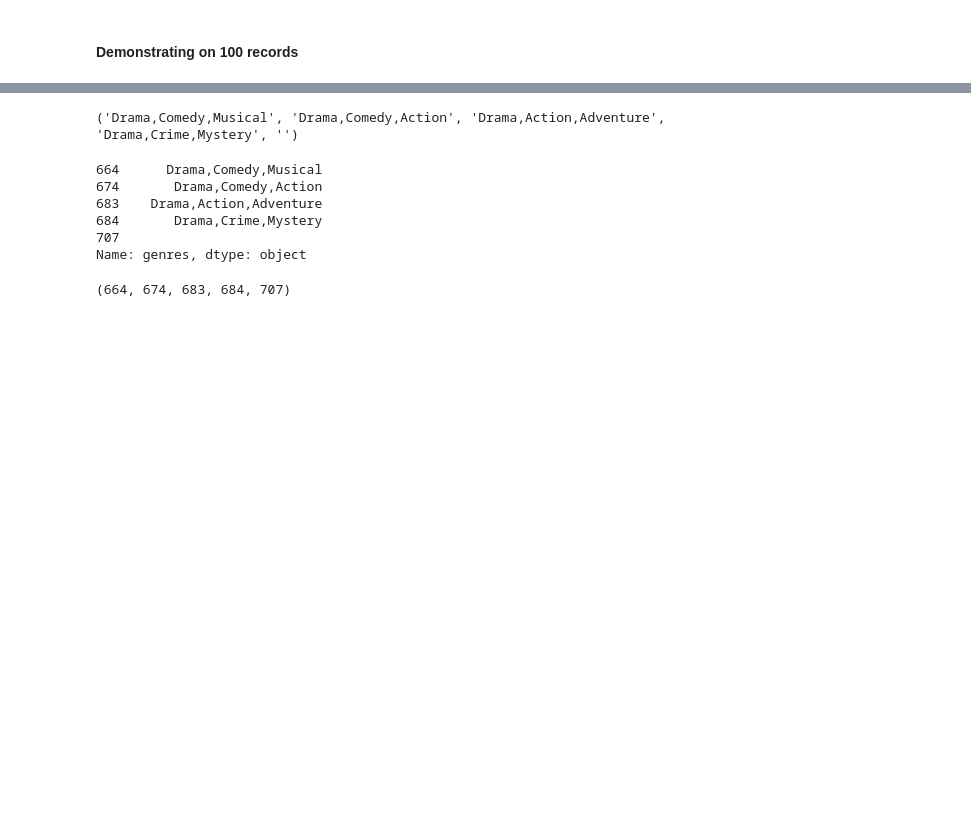
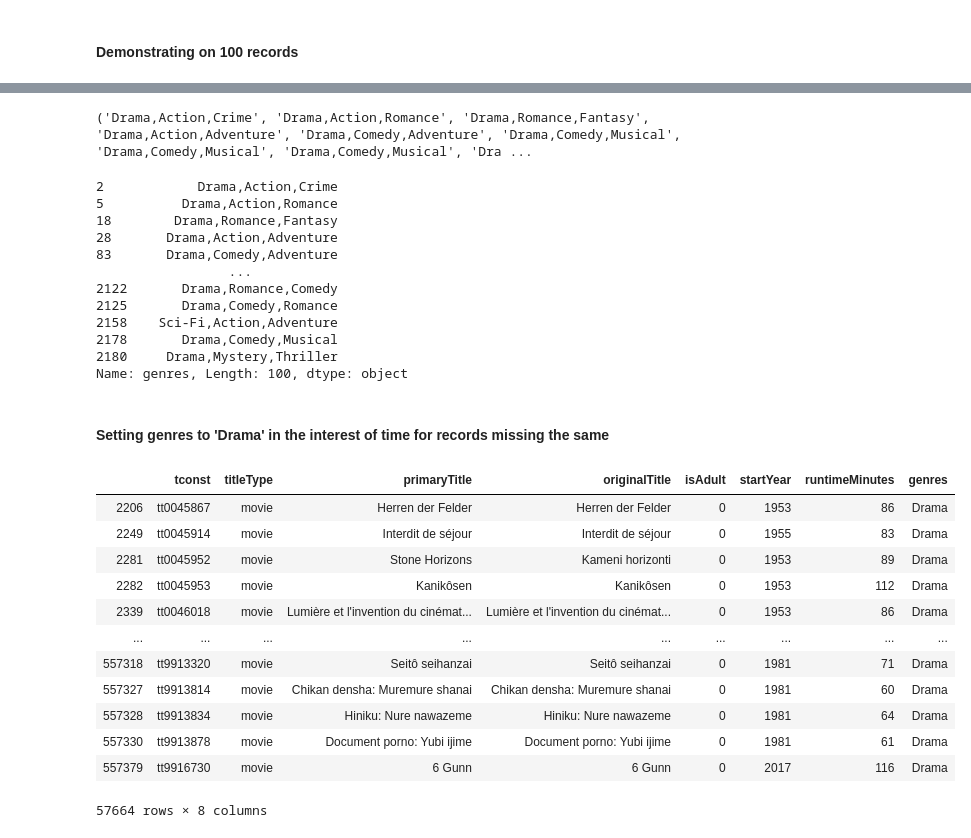
Before and after one commit to kedarbartake98/IMDB_movie_rating_prediction, a Jupyter notebook: notebooks/Initial data processing.ipynb, the cells around one changed output, grey strips where cells are left out. Cells and saved outputs as stored; diff of their text form; code cells hidden in the pictures; blank space fills up the shorter version.

```diff
--- a/notebooks/Initial data processing.ipynb
+++ b/notebooks/Initial data processing.ipynb
@@ -461,5 +461,5 @@ no_gen_ind = movies.index[movies['genres'].isna()].tolist()
 tconst_list = list(zip(no_gen_ind, movies['tconst'][no_gen_ind]))
 # print(tconst_list)
 
-genres_mapping = get_genres_parallel(tconst_list[:5], debug=True)
+genres_mapping = get_genres_parallel(tconst_list[:100], debug=True)
 # %% [output]
@@ -484,19 +482,42 @@ index, genres = zip(*genres_mapping)
 
 print(genres)
 # %% [output]
-('Drama,Comedy,Musical', 'Drama,Comedy,Action', 'Drama,Action,Adventure', 'Drama,Crime,Mystery', '')
+('Drama,Action,Crime', 'Drama,Action,Romance', 'Drama,Romance,Fantasy', 'Drama,Action,Adventure', 'Drama,Comedy,Adventure', 'Drama,Comedy,Musical', 'Drama,Comedy,Musical', 'Drama,Comedy,Musical', 'Dra ...
 # %%
 movies.loc[index, "genres"] = genres
 # %%
 movies['genres'].iloc[list(index)]
 # %% [output]
-664      Drama,Comedy,Musical
-674       Drama,Comedy,Action
-683    Drama,Action,Adventure
-684       Drama,Crime,Mystery
-707
-Name: genres, dtype: object
+2            Drama,Action,Crime
+5          Drama,Action,Romance
+18        Drama,Romance,Fantasy
+28       Drama,Action,Adventure
+83       Drama,Comedy,Adventure
+                 ...
+2122       Drama,Romance,Comedy
+2125       Drama,Comedy,Romance
+2158    Sci-Fi,Action,Adventure
+2178       Drama,Comedy,Musical
+2180     Drama,Mystery,Thriller
+Name: genres, Length: 100, dtype: object
-# %%
-index
-# %% [output]
-(664, 674, 683, 684, 707)
+# %% [markdown]
+#### Setting genres to 'Drama' in the interest of time for records missing the same
+# %%
+no_gen_ind = movies.index[movies['genres'].isna()].tolist()
+
+movies.loc[no_gen_ind, "genres"] = 'Drama'
+movies.iloc[no_gen_ind]
+# %% [output]
+|  | tconst | titleType | primaryTitle | originalTitle | isAdult | startYear | runtimeMinutes | genres |
+| 2206 | tt0045867 | movie | Herren der Felder | Herren der Felder | 0 | 1953 | 86 | Drama |
+| 2249 | tt0045914 | movie | Interdit de séjour | Interdit de séjour | 0 | 1955 | 83 | Drama |
+| 2281 | tt0045952 | movie | Stone Horizons | Kameni horizonti | 0 | 1953 | 89 | Drama |
+| 2282 | tt0045953 | movie | Kanikôsen | Kanikôsen | 0 | 1953 | 112 | Drama |
+| 2339 | tt0046018 | movie | Lumière et l'invention du cinémat... | Lumière et l'invention du cinémat... | 0 | 1953 | 86 | Drama |
+| ... | ... | ... | ... | ... | ... | ... | ... | ... |
+| 557318 | tt9913320 | movie | Seitô seihanzai | Seitô seihanzai | 0 | 1981 | 71 | Drama |
+| 557327 | tt9913814 | movie | Chikan densha: Muremure shanai | Chikan densha: Muremure shanai | 0 | 1981 | 60 | Drama |
+| 557328 | tt9913834 | movie | Hiniku: Nure nawazeme | Hiniku: Nure nawazeme | 0 | 1981 | 64 | Drama |
+| 557330 | tt9913878 | movie | Document porno: Yubi ijime | Document porno: Yubi ijime | 0 | 1981 | 61 | Drama |
+| 557379 | tt9916730 | movie | 6 Gunn | 6 Gunn | 0 | 2017 | 116 | Drama |
+57664 rows × 8 columns
```
Also changed, not shown: parts of 12 cells of this notebook.
